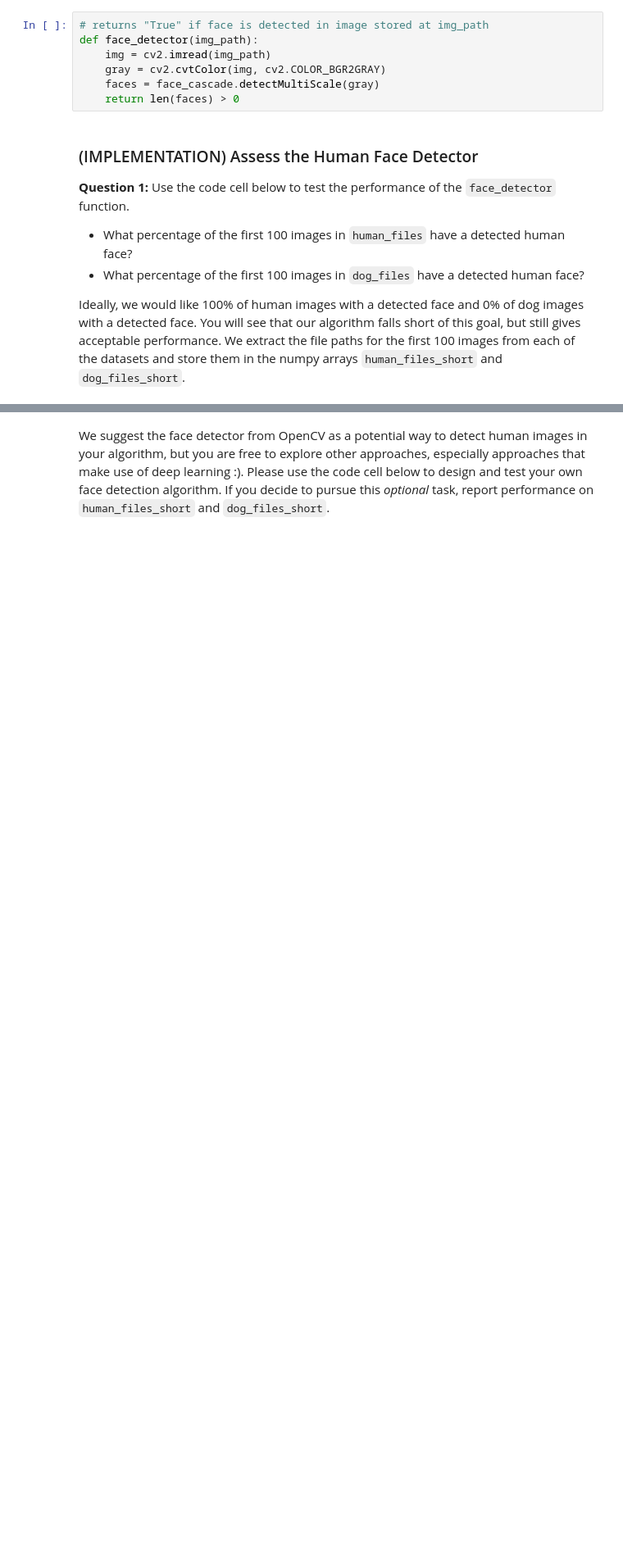
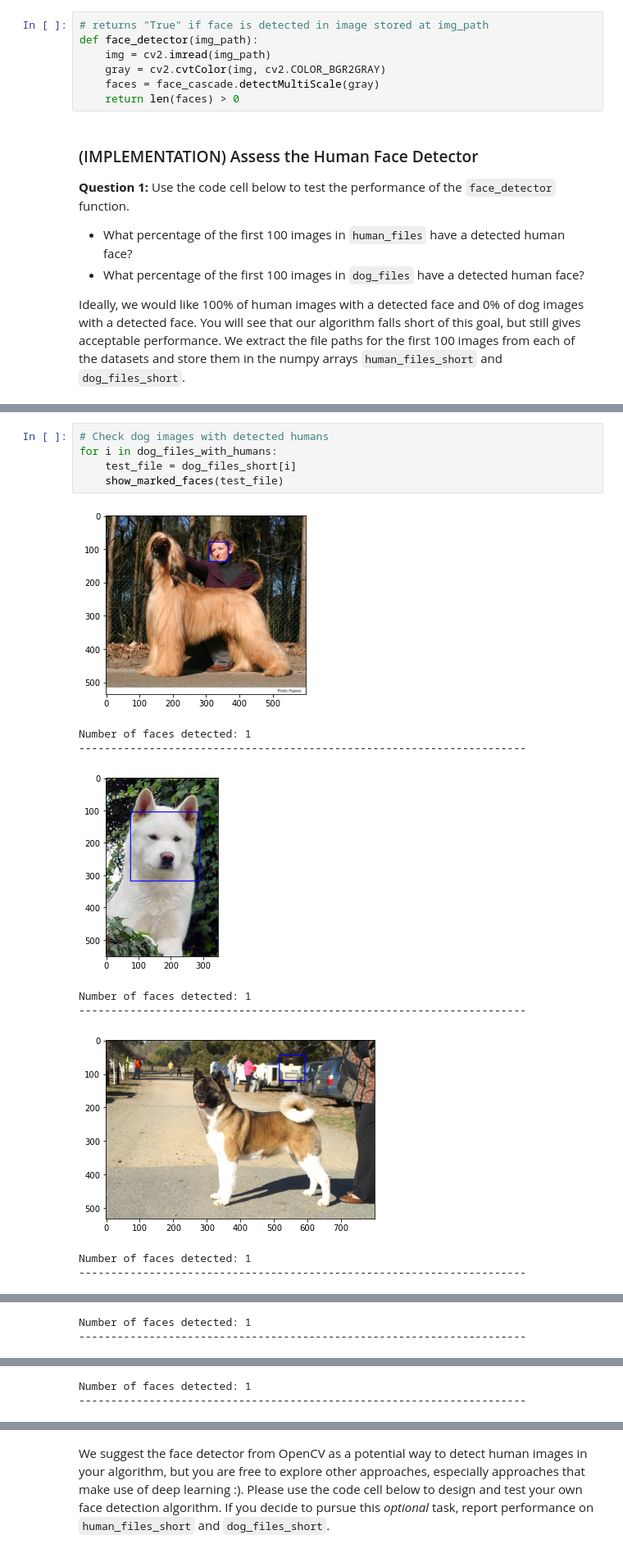
Before and after one commit to albert-kuc/Dog-Breed-Classifier, a Jupyter notebook: dog_app.ipynb, the cells around one changed output, grey strips where cells are left out. Shown at 82% size. Drawn from its saved outputs; the diff is of its cells as text; blank space fills up the shorter version.

```diff
--- a/dog_app.ipynb
+++ b/dog_app.ipynb
@@ -136,0 +225,15 @@ dog_files_short = dog_files[:100]
+# %%
+# Check dog images with detected humans
+for i in dog_files_with_humans:
+    test_file = dog_files_short[i]
+    show_marked_faces(test_file)
+# %% [output]
+[figure, added]
+Number of faces detected: 1
+----------------------------------------------------------------------
+[figure, added]
+Number of faces detected: 1
+----------------------------------------------------------------------
+[figure, added]
+Number of faces detected: 1
+----------------------------------------------------------------------
@@ -136,0 +241,2 @@ dog_files_short = dog_files[:100]
+Number of faces detected: 1
+----------------------------------------------------------------------
@@ -136,0 +244,2 @@ dog_files_short = dog_files[:100]
+Number of faces detected: 1
+----------------------------------------------------------------------
```
Also changed, not shown: parts of 11 cells of this notebook.
